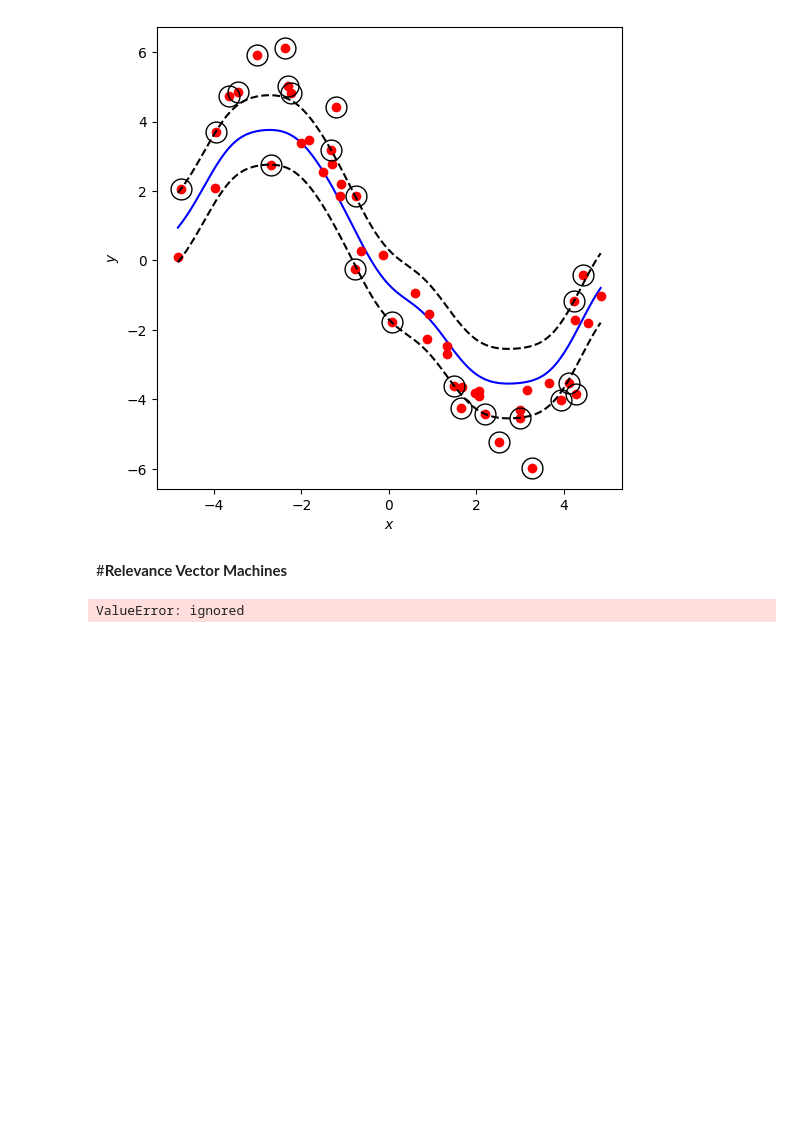
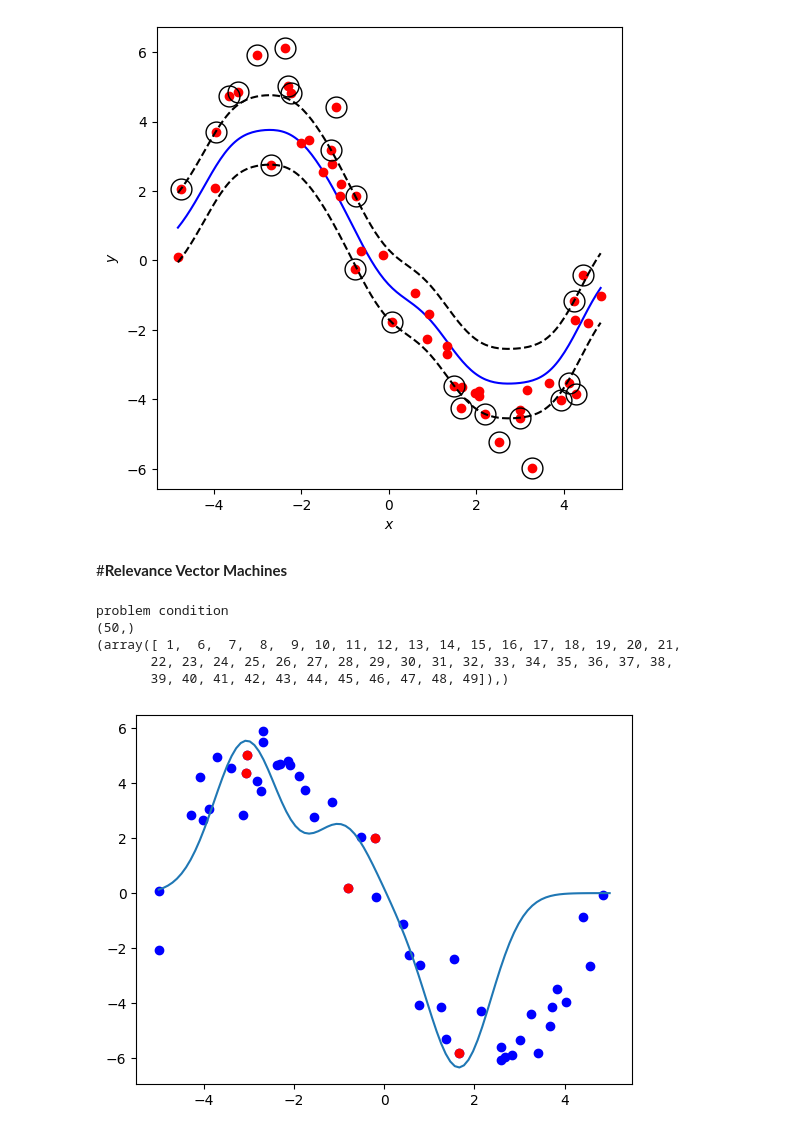
Before and after one commit to MichaelY310/PRML-code, a Jupyter notebook: PRML_Chapter_7.ipynb, the cells around one changed output. Saved outputs shown, nothing was run; the diff lists cells and outputs as text; code cells hidden in the pictures; blank space fills up the shorter version.

```diff
--- a/PRML_Chapter_7.ipynb
+++ b/PRML_Chapter_7.ipynb
@@ -651,10 +666,18 @@ class RVM:
 # %%
 model = RVM()
 model.fitRVM(x_train, y_train)
 x = np.linspace(-5, 5, 100)[:, np.newaxis]
 pred = model.pred(x)
+
 plt.plot(x.reshape(100), pred)
-# model.plot1D(x_train, y_train)
-# print(f'b = {model.b}')
+plt.scatter(x_train, y_train, c = 'b')
+for i in range(0, len(y_train)):
+  if model.alpha_[i] < 1000000:
+    plt.scatter(x_train[i], y_train[i], c = 'r')
 # %% [output]
-ValueError: ignored
+problem condition
+(50,)
+(array([ 1,  6,  7,  8,  9, 10, 11, 12, 13, 14, 15, 16, 17, 18, 19, 20, 21,
+       22, 23, 24, 25, 26, 27, 28, 29, 30, 31, 32, 33, 34, 35, 36, 37, 38,
+       39, 40, 41, 42, 43, 44, 45, 46, 47, 48, 49]),)
+[figure, added]
```
Also changed, not shown: parts of 5 cells of this notebook.
